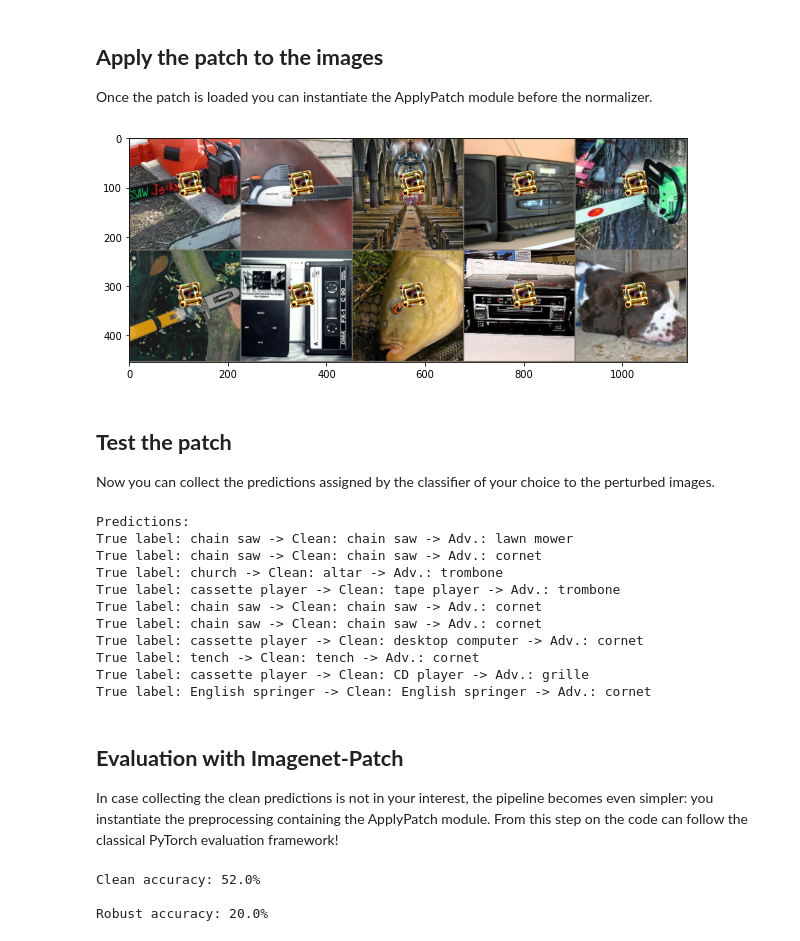
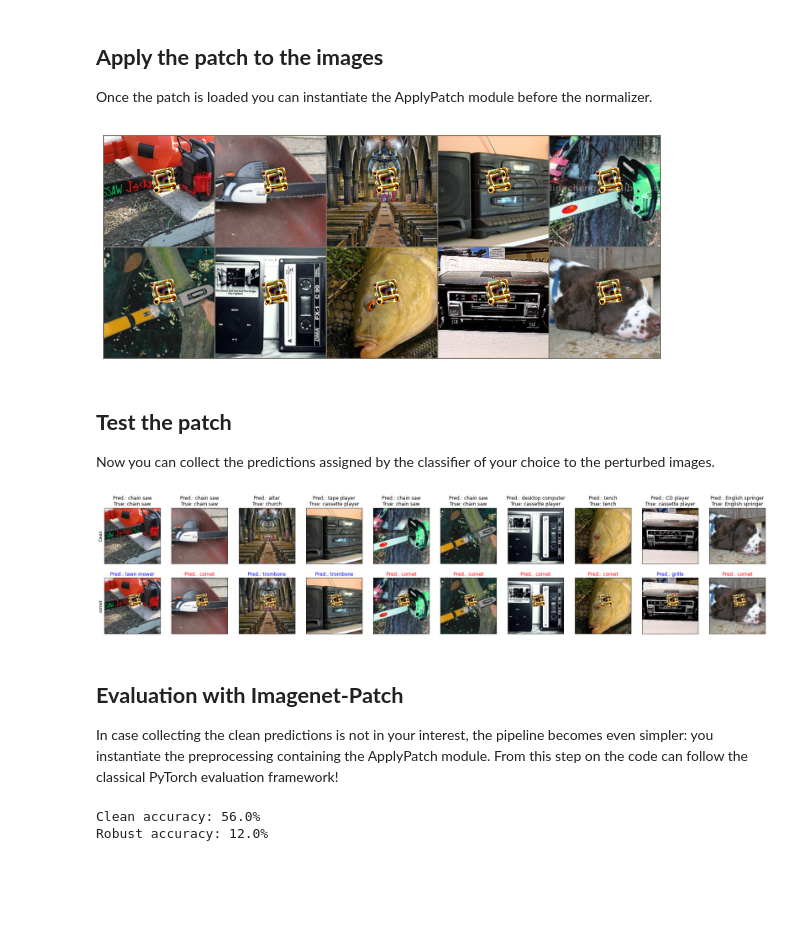
Before and after one commit to pralab/ImageNet-Patch, a Jupyter notebook: Imagenet_Patch_example.ipynb, the cells around one changed output. Drawn from its saved outputs; the diff is of its cells as text; code cells hidden in the pictures; blank space fills up the shorter version.

```diff
--- a/Imagenet_Patch_example.ipynb
+++ b/Imagenet_Patch_example.ipynb
@@ -83,37 +85,38 @@ tensor([804., 513., 923., 954., 968., 878., 546., 585., 806., 487.])
 
 Once the patch is loaded you can instantiate the ApplyPatch module before the normalizer.
 # %%
+# Choose an integer in the range 0-9 to select the patch
+patch_id = 1
+patch = patches[patch_id]      # get the chosen patch
+target = targets[patch_id]
+
 # Instantiate the ApplyPatch module setting the patch and the affine transformation that will be applied
 apply_patch = ApplyPatch(patch, patch_size=info['patch_size'],
                          translation_range=(.2, .2),    # translation fraction wrt image dimensions
                          rotation_range=(-45, 45),             # maximum absolute value of the rotation in degree
                          scale_range=(0.7, 1)           # scale range wrt image dimensions
                          )
 
 # For convenience the preprocessing steps are splitted to compute also the clean predictions
 normalizer = Normalize(mean=[0.485, 0.456, 0.406],
                        std=[0.229, 0.224, 0.225])
 patch_normalizer = Compose([apply_patch, normalizer])
 
 # Load the data
 preprocess = Compose([Resize(256), CenterCrop(224), ToTensor()])    # ensure images are 224x224
 dataset = ImageFolder(os.path.join(os.getcwd(), "assets/data"),
                       transform=preprocess,
                       target_transform=target_transforms)
 data_loader = DataLoader(dataset, batch_size=10, shuffle=True)
 x, y = next(iter(data_loader))  # load a mini-batch
 x_clean = normalizer(x)
 x_adv = patch_normalizer(x)
 
-from utils.visualization import _tensor_to_show
-import matplotlib.pyplot as plt
+from utils.visualization import show_batch_with_patch
 
-
-imshow(torchvision.utils.make_grid(x_adv.cpu().detach(), nrow=5),
-       transforms=patch_normalizer, figsize=(10,20))
-plt.show()
+show_batch_with_patch(x_adv, transforms=patch_normalizer, figsize=(10, 5))
 # %% [output]
-[figure, old version]
+[figure, new version]
 # %% [markdown]
 ## **Test the patch**
 
@@ -131,23 +134,13 @@ clean_predictions = torch.argmax(output_clean, dim=1).cpu().detach().numpy()
 output_adv = model(x_adv)
 adv_predictions = torch.argmax(output_adv, dim=1).cpu().detach().numpy()
 
-print("\nPredictions:")
-for true_label, clean_pred, adv_pred in list(zip(y, clean_predictions, adv_predictions)):
-    print(f"True label: {target_to_classname[true_label.item()].split(',')[0]} -> "
-          f"Clean: {target_to_classname[clean_pred].split(',')[0]} -> "
-          f"Adv.: {target_to_classname[adv_pred].split(',')[0]}")
+
+from utils.visualization import plot_patch_predictions
+plot_patch_predictions(x_clean, x_adv, clean_predictions, adv_predictions,
+                       true_label=y.cpu().detach().numpy(), target=int(target.item()),
+                       figsize=(30, 6), normalizer=normalizer)
 # %% [output]
-Predictions:
-True label: chain saw -> Clean: chain saw -> Adv.: lawn mower
-True label: chain saw -> Clean: chain saw -> Adv.: cornet
-True label: church -> Clean: altar -> Adv.: trombone
-True label: cassette player -> Clean: tape player -> Adv.: trombone
-True label: chain saw -> Clean: chain saw -> Adv.: cornet
-True label: chain saw -> Clean: chain saw -> Adv.: cornet
-True label: cassette player -> Clean: desktop computer -> Adv.: cornet
-True label: tench -> Clean: tench -> Adv.: cornet
-True label: cassette player -> Clean: CD player -> Adv.: grille
-True label: English springer -> Clean: English springer -> Adv.: cornet
+[figure, added]
 # %% [markdown]
 ## **Evaluation with Imagenet-Patch**
 
@@ -179,9 +172,8 @@ with torch.no_grad():
 
 correct_clean /= n_samples
 correct_adv /= n_samples
-print(f"Clean accuracy: {(100*correct_clean):>0.1f}% \n")
-print(f"Robust accuracy: {(100*correct_adv):>0.1f}% \n")
+print(f"Clean accuracy: {(100*correct_clean):>0.1f}%")
+print(f"Robust accuracy: {(100*correct_adv):>0.1f}%")
 # %% [output]
-Clean accuracy: 52.0%
-
-Robust accuracy: 20.0%
+Clean accuracy: 56.0%
+Robust accuracy: 12.0%
```
Also changed, not shown: parts of 3 cells of this notebook.
